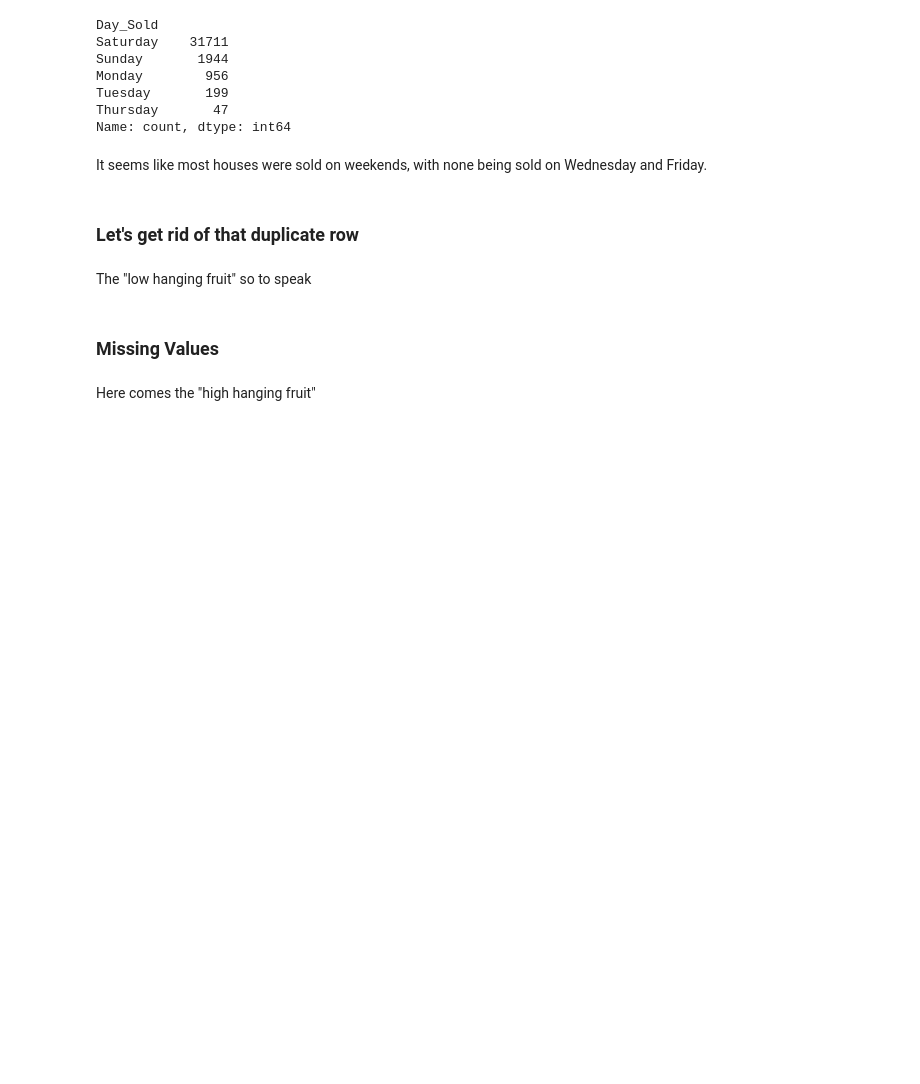
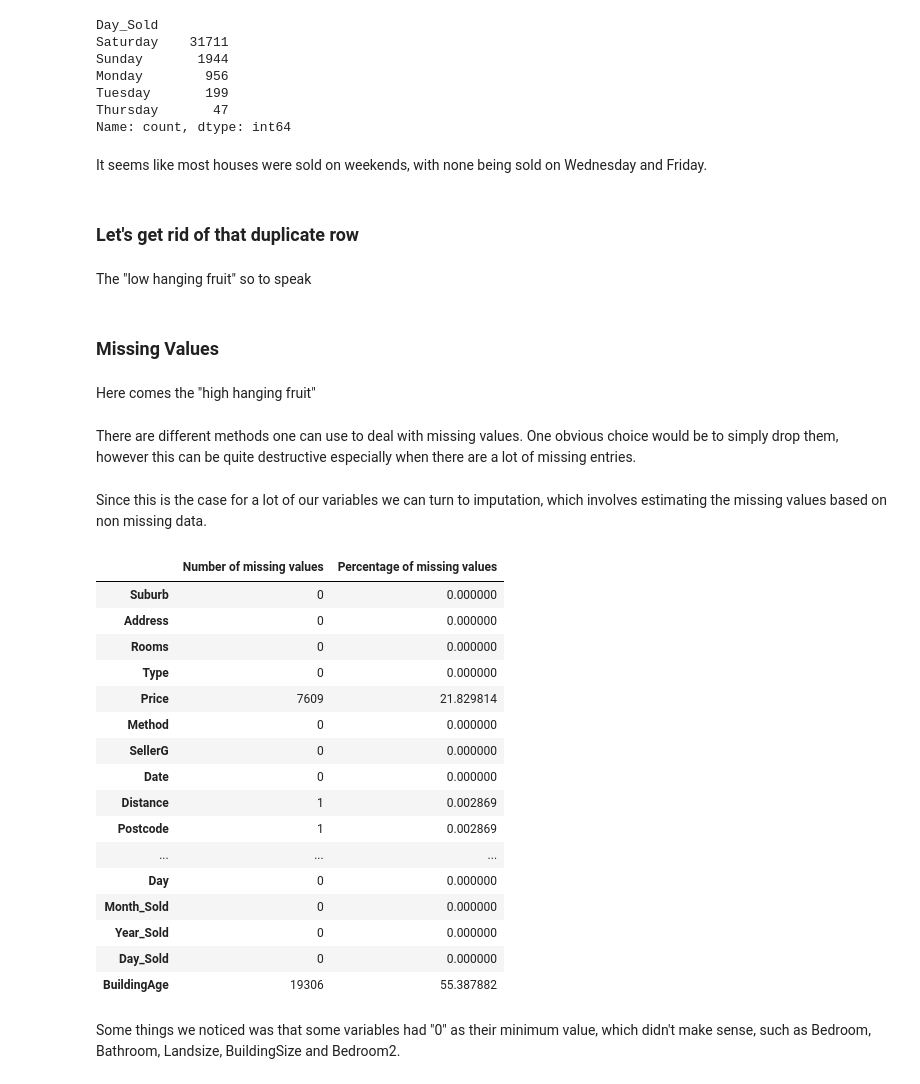
Before and after one commit to Noha-Jung3/Melbourne-Housing-Price-Prediction, a Jupyter notebook: EDA and Predictions.ipynb, the cells around one changed output. Cells and saved outputs as stored; diff of their text form; code cells hidden in the pictures; blank space fills up the shorter version.

Commit message:
fixing missing values

```diff
--- a/EDA and Predictions.ipynb
+++ b/EDA and Predictions.ipynb
@@ -265,3 +265,30 @@ housing.drop_duplicates(inplace=True, keep="first")
 ### **Missing Values**
 # %% [markdown]
 Here comes the "high hanging fruit"
+# %% [markdown]
+There are different methods one can use to deal with missing values. One obvious choice would be to simply drop them, however this can be quite destructive especially when there are a lot of missing entries.
+# %% [markdown]
+Since this is the case for a lot of our variables we can turn to imputation, which involves estimating the missing values based on non missing data.
+# %%
+#missing data
+pd.concat([housing.isnull().sum(), housing.isnull().sum()/len(housing) * 100], keys = ["Number of missing values", "Percentage of missing values"], axis = 1)
+# %% [output]
+|  | Number of missing values | Percentage of missing values |
+| Suburb | 0 | 0.000000 |
+| Address | 0 | 0.000000 |
+| Rooms | 0 | 0.000000 |
+| Type | 0 | 0.000000 |
+| Price | 7609 | 21.829814 |
+| Method | 0 | 0.000000 |
+| SellerG | 0 | 0.000000 |
+| Date | 0 | 0.000000 |
+| Distance | 1 | 0.002869 |
+| Postcode | 1 | 0.002869 |
+| ... | ... | ... |
+| Day | 0 | 0.000000 |
+| Month_Sold | 0 | 0.000000 |
+| Year_Sold | 0 | 0.000000 |
+| Day_Sold | 0 | 0.000000 |
+| BuildingAge | 19306 | 55.387882 |
+# %% [markdown]
+Some things we noticed was that some variables had "0" as their minimum value, which didn't make sense, such as Bedroom, Bathroom, Landsize, BuildingSize and Bedroom2.
```
Also changed, not shown: parts of 4 cells of this notebook.
